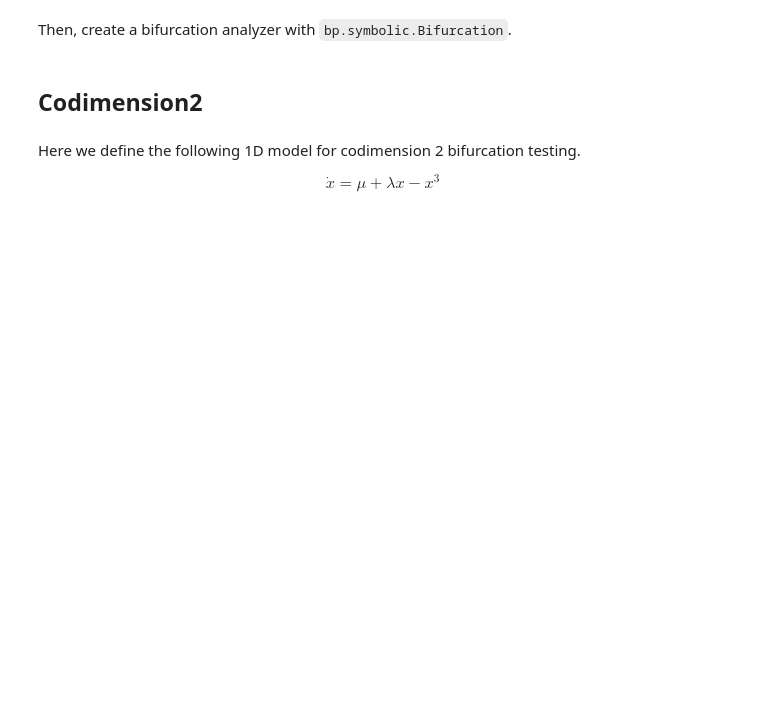
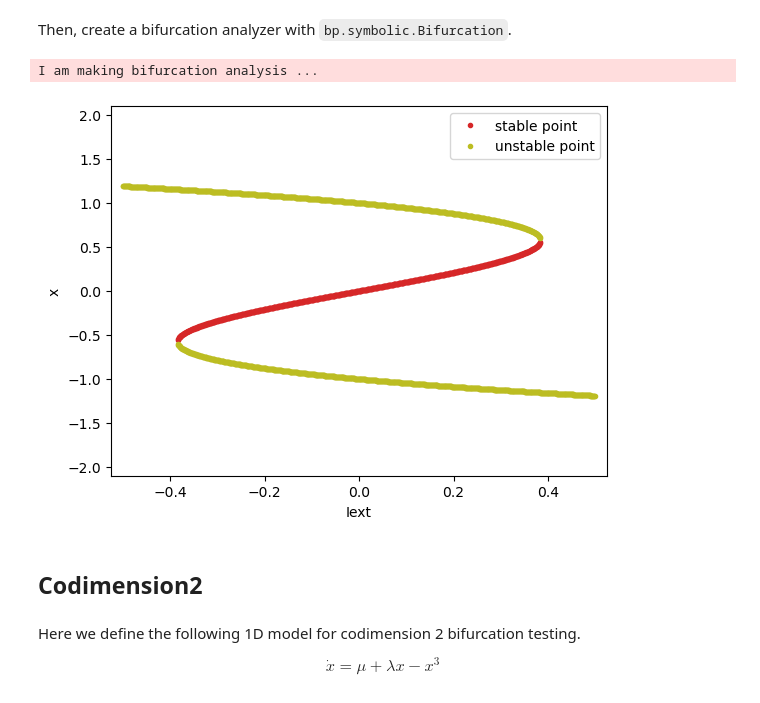
Before and after one commit to brainpy/examples, a Jupyter notebook: dynamics_analysis/1d_simple_systems.ipynb, the cells around one changed output. Drawn from its saved outputs; the diff is of its cells as text; code cells hidden in the pictures; blank space fills up the shorter version.

```diff
--- a/dynamics_analysis/1d_simple_systems.ipynb
+++ b/dynamics_analysis/1d_simple_systems.ipynb
@@ -30,13 +36,16 @@ analyzer.plot_fixed_point(show=True)
 # %% [markdown]
 Then, create a bifurcation analyzer with ``bp.symbolic.Bifurcation``.
 # %%
-an = bp.symbolic.OldBifurcation(
+an = bp.analysis.Bifurcation1D(
   int_x,
   target_pars={'Iext': [-0.5, 0.5]},
   target_vars={"x": [-2, 2]},
-  numerical_resolution=0.0001)
-
-_ = an.plot_bifurcation(show=True)
+  resolutions=0.001
+)
+an.plot_bifurcation(show=True)
+# %% [output]
+I am making bifurcation analysis ...
+[figure, added]
 # %% [markdown]
 ## Codimension2
 # %% [markdown]
```
Also changed, not shown: parts of 8 cells of this notebook, 14 other files.
